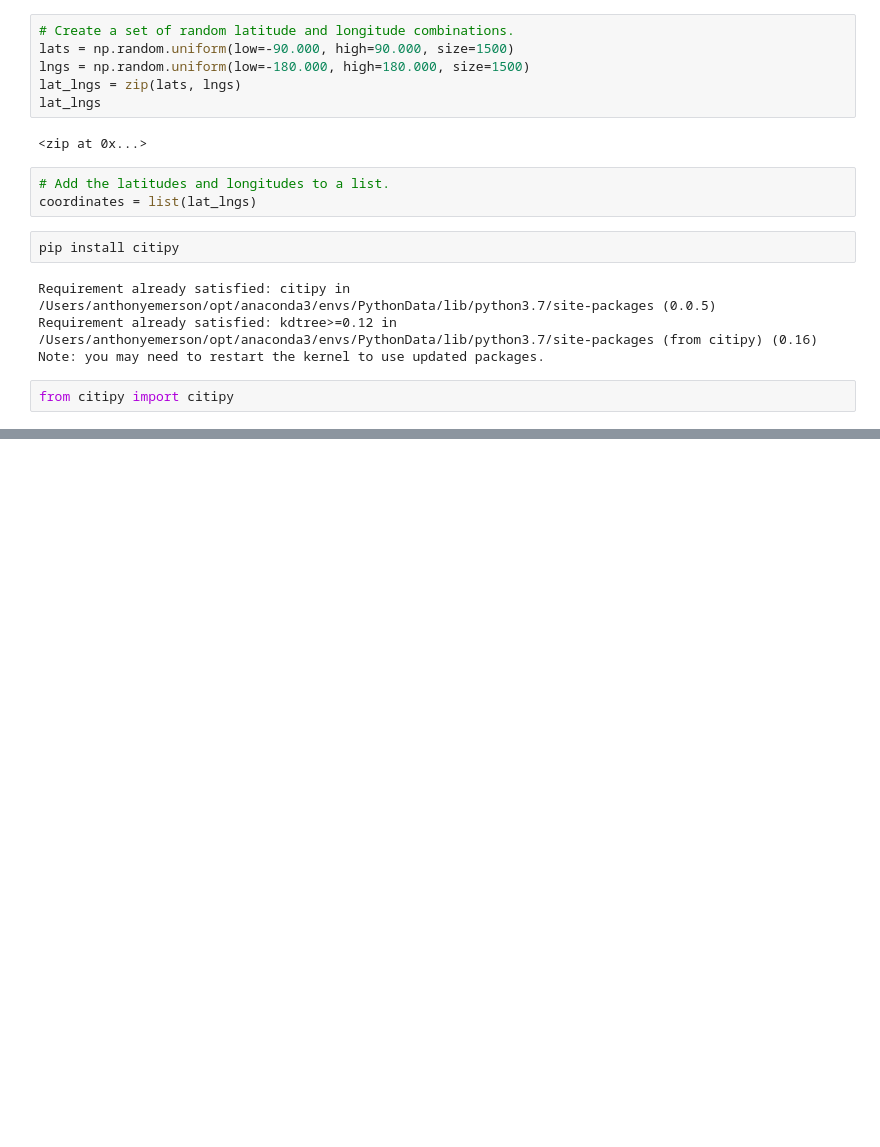
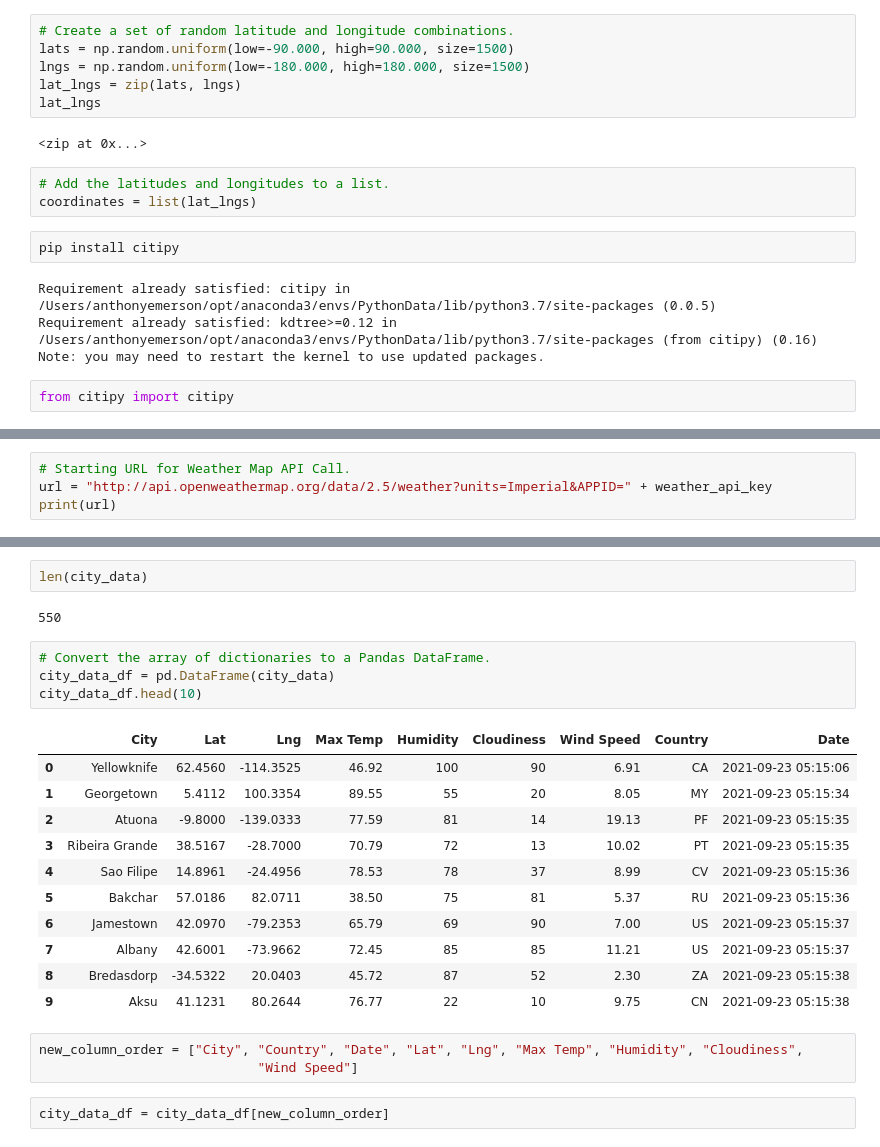
Before and after one commit to temersonzetina/World_Weather_Analysis, a Jupyter notebook: WeatherPy.ipynb, the cells around one changed output, grey strips where cells are left out. Cells and saved outputs as stored; diff of their text form; blank space fills up the shorter version.

```diff
--- a/WeatherPy.ipynb
+++ b/WeatherPy.ipynb
@@ -38,0 +45,4 @@ len(cities)
+# %%
+# Starting URL for Weather Map API Call.
+url = "http://api.openweathermap.org/data/2.5/weather?units=Imperial&APPID=" + weather_api_key
+print(url)
@@ -38,0 +135,25 @@ len(cities)
+# %%
+len(city_data)
+# %% [output]
+550
+# %%
+# Convert the array of dictionaries to a Pandas DataFrame.
+city_data_df = pd.DataFrame(city_data)
+city_data_df.head(10)
+# %% [output]
+|  | City | Lat | Lng | Max Temp | Humidity | Cloudiness | Wind Speed | Country | Date |
+| 0 | Yellowknife | 62.4560 | -114.3525 | 46.92 | 100 | 90 | 6.91 | CA | 2021-09-23 05:15:06 |
+| 1 | Georgetown | 5.4112 | 100.3354 | 89.55 | 55 | 20 | 8.05 | MY | 2021-09-23 05:15:34 |
+| 2 | Atuona | -9.8000 | -139.0333 | 77.59 | 81 | 14 | 19.13 | PF | 2021-09-23 05:15:35 |
+| 3 | Ribeira Grande | 38.5167 | -28.7000 | 70.79 | 72 | 13 | 10.02 | PT | 2021-09-23 05:15:35 |
+| 4 | Sao Filipe | 14.8961 | -24.4956 | 78.53 | 78 | 37 | 8.99 | CV | 2021-09-23 05:15:36 |
+| 5 | Bakchar | 57.0186 | 82.0711 | 38.50 | 75 | 81 | 5.37 | RU | 2021-09-23 05:15:36 |
+| 6 | Jamestown | 42.0970 | -79.2353 | 65.79 | 69 | 90 | 7.00 | US | 2021-09-23 05:15:37 |
+| 7 | Albany | 42.6001 | -73.9662 | 72.45 | 85 | 85 | 11.21 | US | 2021-09-23 05:15:37 |
+| 8 | Bredasdorp | -34.5322 | 20.0403 | 45.72 | 87 | 52 | 2.30 | ZA | 2021-09-23 05:15:38 |
+| 9 | Aksu | 41.1231 | 80.2644 | 76.77 | 22 | 10 | 9.75 | CN | 2021-09-23 05:15:38 |
+# %%
+new_column_order = ["City", "Country", "Date", "Lat", "Lng", "Max Temp", "Humidity", "Cloudiness",
+                            "Wind Speed"]
+# %%
+city_data_df = city_data_df[new_column_order]
```
Also changed, not shown: parts of 8 cells of this notebook, 1 other file.
